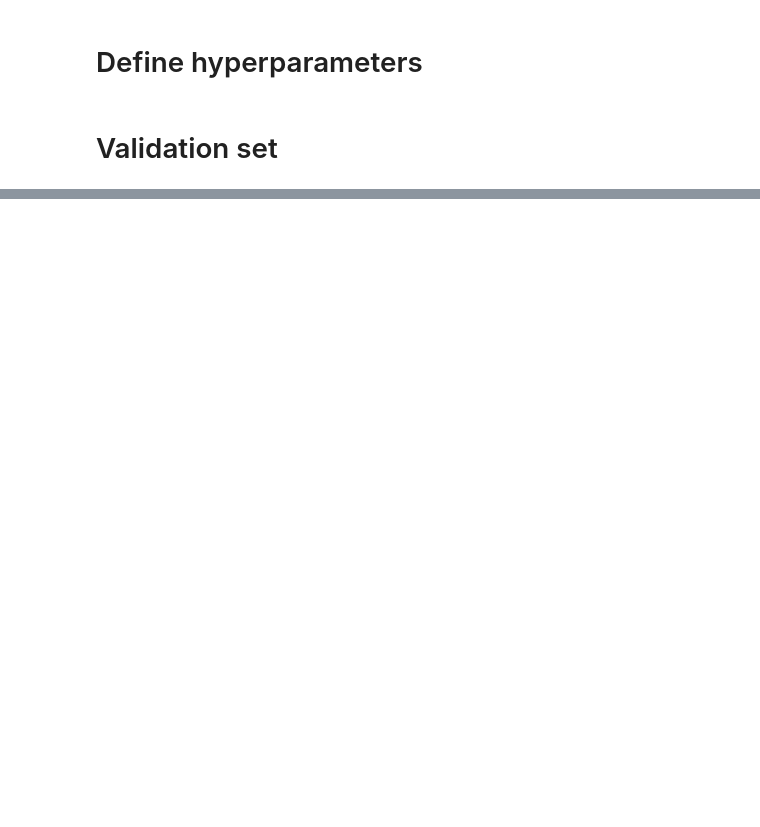
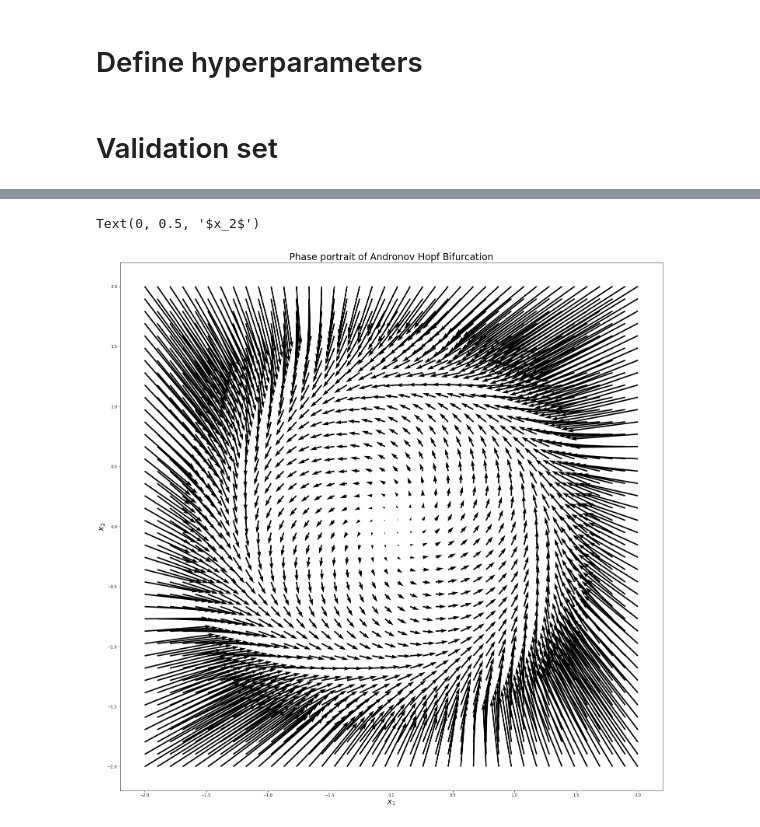
Before and after one commit to mlcms-SS22-Group-A/mlcms-SS22-Group-A, a Jupyter notebook: Euler.ipynb, the cells around one changed output, grey strips where cells are left out. Cells and saved outputs as stored; diff of their text form; code cells hidden in the pictures; blank space fills up the shorter version.

```diff
--- a/Euler.ipynb
+++ b/Euler.ipynb
@@ -267,11 +144,19 @@ ax0.set_zlabel(r"$x_2$")
 # %%
 positions = np.empty((40, 40, 2))
 next_positions = np.empty((40, 40, 2))
-for idx1, i in enumerate(np.linspace(-1, 1, 40)):
-    for idx2, j in enumerate(np.linspace(-1, 1, 40)):
+for idx1, i in enumerate(np.linspace(-2, 2, 40)):
+    for idx2, j in enumerate(np.linspace(-2, 2, 40)):
         positions[idx1][idx2] = np.array((i, j))
         position = torch.tensor((i, j))
         next_positions[idx1][idx2] = (model(position.float())).detach().numpy()
 derivatives = (next_positions - positions) / delta_t
-plt.figure(figsize=(25, 25))
-plt.quiver(positions[:, :, 0], positions[:, :, 1], derivatives[:, :, 0], derivatives[:, :, 1], units="xy", scale=10);
+fig = plt.figure(figsize=(25, 25))
+ax = fig.add_subplot()
+ax.quiver(positions[:, :, 0], positions[:, :, 1], derivatives[:, :, 0], derivatives[:, :, 1], units="xy", scale=10)
+ax.set_title(r"Phase portrait of Andronov Hopf Bifurcation", fontsize=24)
+ax.set_xlabel(r"$x_1$", fontsize=20)
+ax.set_ylabel(r"$x_2$", fontsize=20)
+#fig.savefig(save_location + "phase_portrait.png");
+# %% [output]
+Text(0, 0.5, '$x_2$')
+[figure, added]
```
Also changed, not shown: parts of 19 cells of this notebook, 3 other files.
